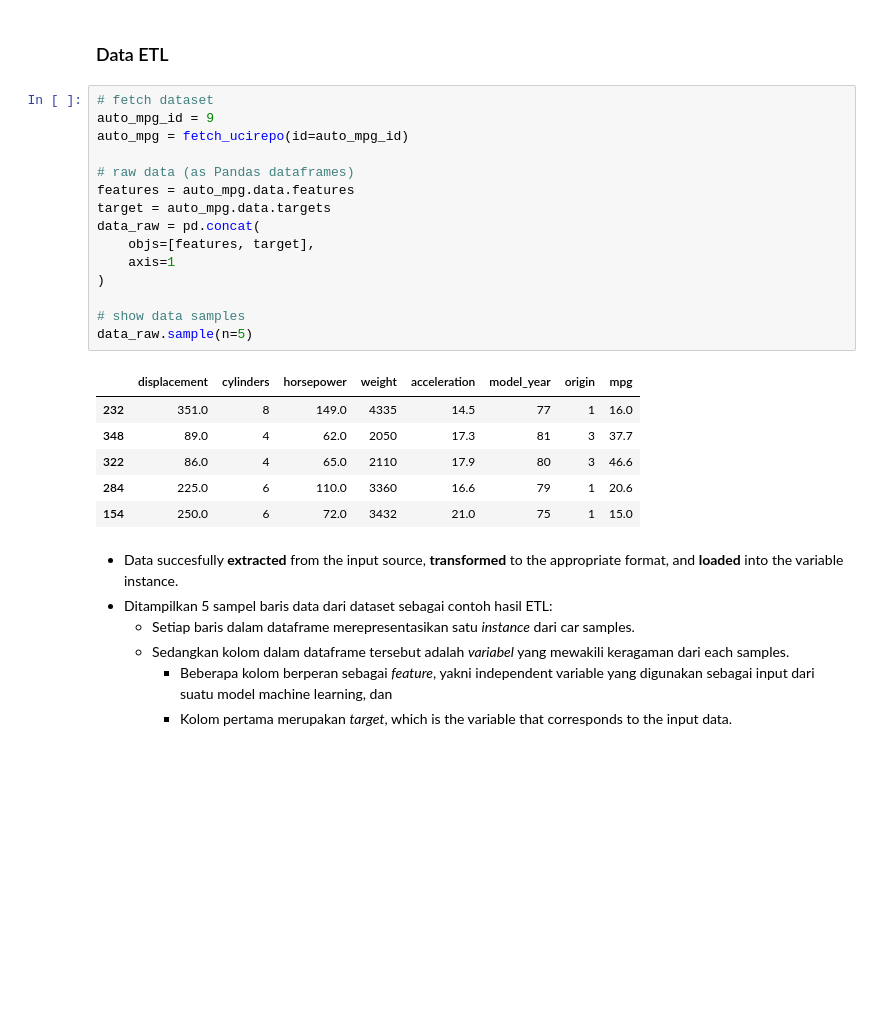
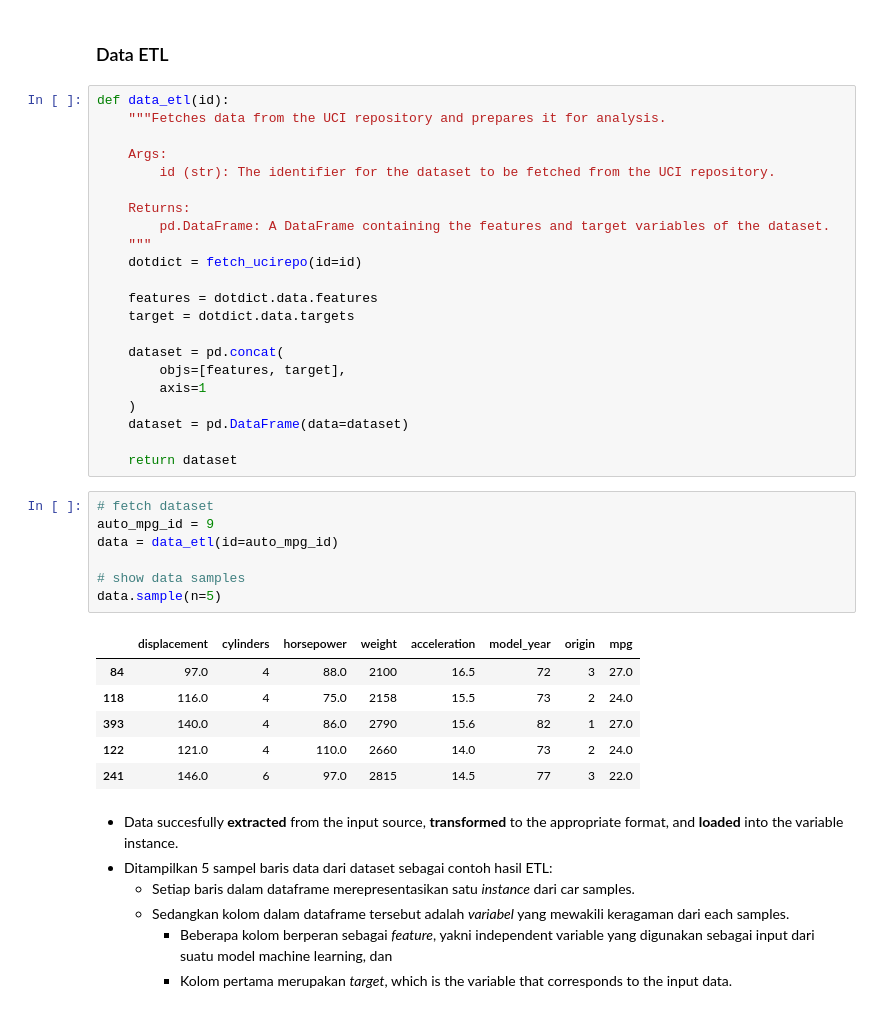
Before and after one commit to garudapaksi-yusuf/Auto_MPG_Prediction, a Jupyter notebook: notebook/notebook.ipynb, the cells around one changed output. Saved outputs shown, nothing was run; the diff lists cells and outputs as text; blank space fills up the shorter version.

```diff
--- a/notebook/notebook.ipynb
+++ b/notebook/notebook.ipynb
@@ -92,28 +95,42 @@ This dataset is a slightly modified version of the dataset provided in the StatL
 </div>
 # %% [markdown]
 ### Data ETL
+# %%
+def data_etl(id):
+    """Fetches data from the UCI repository and prepares it for analysis.
+
+    Args:
+        id (str): The identifier for the dataset to be fetched from the UCI repository.
+
+    Returns:
+        pd.DataFrame: A DataFrame containing the features and target variables of the dataset.
+    """
+    dotdict = fetch_ucirepo(id=id)
+
+    features = dotdict.data.features
+    target = dotdict.data.targets
+
+    dataset = pd.concat(
+        objs=[features, target],
+        axis=1
+    )
+    dataset = pd.DataFrame(data=dataset)
+
+    return dataset
 # %%
 # fetch dataset
 auto_mpg_id = 9
-auto_mpg = fetch_ucirepo(id=auto_mpg_id)
-
-# raw data (as Pandas dataframes)
-features = auto_mpg.data.features
-target = auto_mpg.data.targets
-data_raw = pd.concat(
-    objs=[features, target],
-    axis=1
-)
+data = data_etl(id=auto_mpg_id)
 
 # show data samples
-data_raw.sample(n=5)
+data.sample(n=5)
 # %% [output]
 |  | displacement | cylinders | horsepower | weight | acceleration | model_year | origin | mpg |
-| 232 | 351.0 | 8 | 149.0 | 4335 | 14.5 | 77 | 1 | 16.0 |
-| 348 | 89.0 | 4 | 62.0 | 2050 | 17.3 | 81 | 3 | 37.7 |
-| 322 | 86.0 | 4 | 65.0 | 2110 | 17.9 | 80 | 3 | 46.6 |
-| 284 | 225.0 | 6 | 110.0 | 3360 | 16.6 | 79 | 1 | 20.6 |
-| 154 | 250.0 | 6 | 72.0 | 3432 | 21.0 | 75 | 1 | 15.0 |
+| 84 | 97.0 | 4 | 88.0 | 2100 | 16.5 | 72 | 3 | 27.0 |
+| 118 | 116.0 | 4 | 75.0 | 2158 | 15.5 | 73 | 2 | 24.0 |
+| 393 | 140.0 | 4 | 86.0 | 2790 | 15.6 | 82 | 1 | 27.0 |
+| 122 | 121.0 | 4 | 110.0 | 2660 | 14.0 | 73 | 2 | 24.0 |
+| 241 | 146.0 | 6 | 97.0 | 2815 | 14.5 | 77 | 3 | 22.0 |
 # %% [markdown]
 * Data succesfully **extracted** from the input source, **transformed** to the appropriate format, and **loaded** into the variable instance.
 * Ditampilkan 5 sampel baris data dari dataset sebagai contoh hasil ETL:
```
Also changed, not shown: parts of 109 cells of this notebook.
